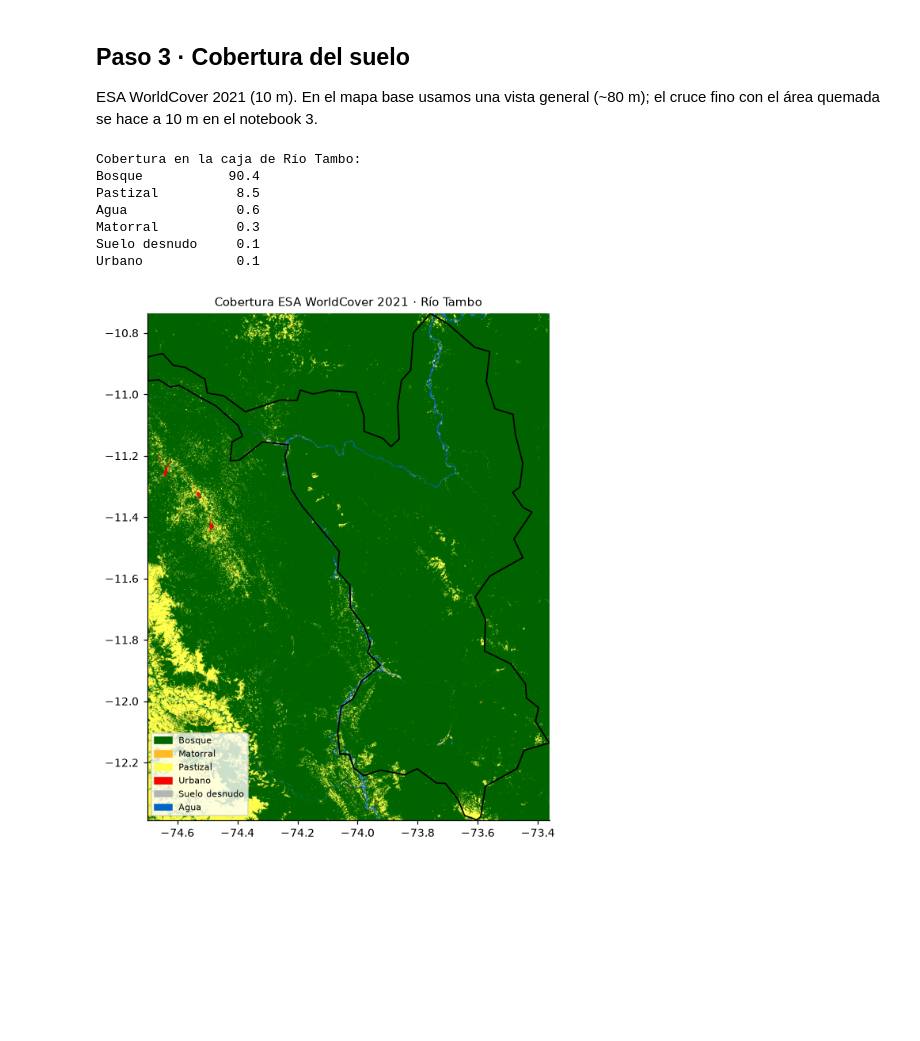
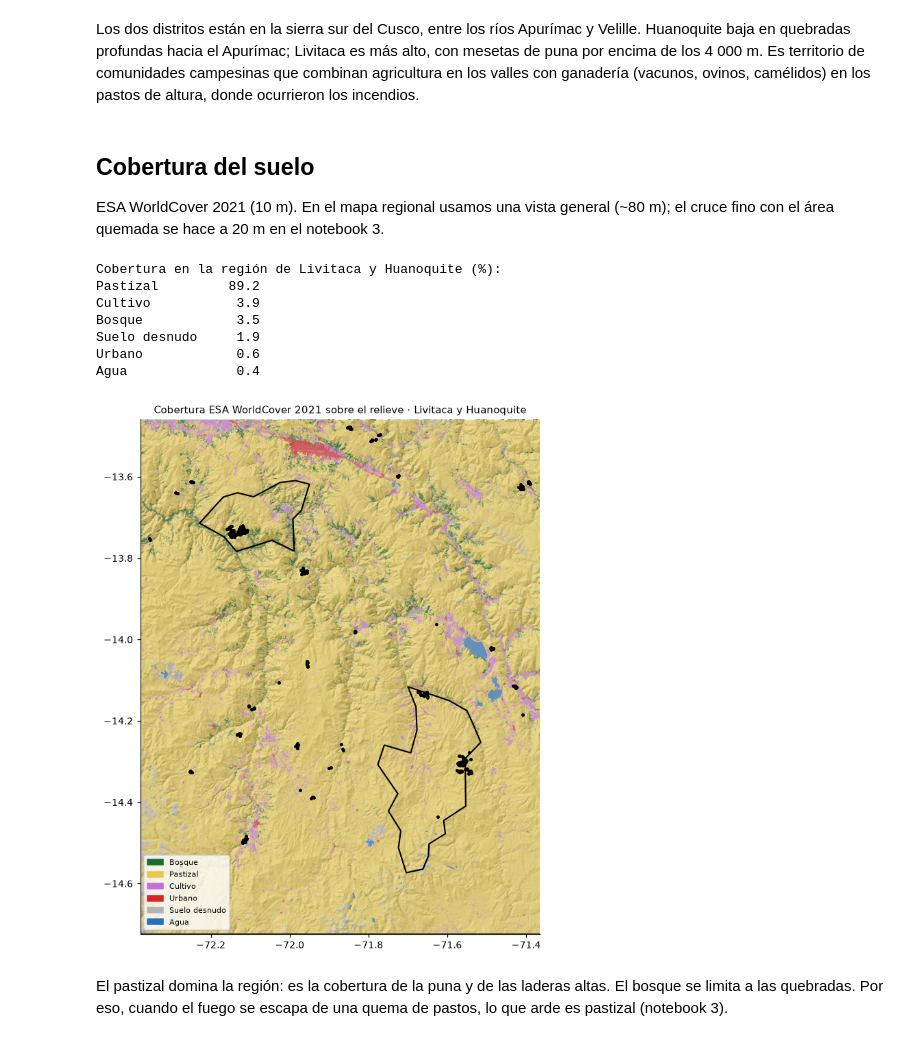
Before and after one commit to grey-d18/grey_diplomado, a Jupyter notebook: tarea_raster/01_datos_mapa_base.ipynb, the cells around one changed output. Saved outputs shown, nothing was run; the diff lists cells and outputs as text; code cells hidden in the pictures; blank space fills up the shorter version.

```diff
--- a/tarea_raster/01_datos_mapa_base.ipynb
+++ b/tarea_raster/01_datos_mapa_base.ipynb
@@ -121,0 +131,21 @@ comunidades nativas asháninka a lo largo de los ríos Ene y Tambo.
+# %%
+focos = leer_focos()
+focos = focos[(focos.confidence != "low") & focos.longitude.between(caja[0], caja[2]) & focos.latitude.between(caja[1], caja[3])]
+print(f"focos (confianza nominal o alta) en la región: {len(focos):,}")
+
+fig, ax = plt.subplots(figsize=(8.5, 7.5))
+ax.imshow(relieve, extent=ext_dem)
+distritos.boundary.plot(ax=ax, color="white", linewidth=0.5, alpha=0.8)
+estudio.boundary.plot(ax=ax, color="black", linewidth=1.6)
+ax.scatter(focos.longitude, focos.latitude, s=7, c="#e8261c", edgecolors="white", linewidths=0.2,
+           label=f"focos VIIRS 14–21 oct ({len(focos):,})")
+for _, d in estudio.iterrows():
+    c = d.geometry.representative_point()
+    ax.annotate(f"{d.NOMBDIST.title()}\n({d.NOMBPROV.title()})", (c.x, c.y), fontsize=9, fontweight="bold",
+                ha="center", color="black", bbox=dict(boxstyle="round,pad=0.2", fc="white", alpha=0.7, lw=0))
+ax.set_xlim(caja[0], caja[2]); ax.set_ylim(caja[1], caja[3])
+sm = plt.cm.ScalarMappable(cmap="terrain", norm=plt.Normalize(1500, 5200))
+plt.colorbar(sm, ax=ax, shrink=0.6, label="altitud (m s. n. m.)")
+ax.legend(loc="lower left", fontsize=8)
+ax.set_title("Mapa base · Livitaca y Huanoquite (Cusco): relieve sombreado, distritos y focos", fontsize=10)
+plt.tight_layout(); fig.savefig(FIG / "01_mapa_base_cusco.png", dpi=150); plt.show()
@@ -122,8 +155,13 @@ comunidades nativas asháninka a lo largo de los ríos Ene y Tambo.
+# %% [markdown]
+Los dos distritos están en la sierra sur del Cusco, entre los ríos Apurímac y Velille. Huanoquite
+baja en quebradas profundas hacia el Apurímac; Livitaca es más alto, con mesetas de puna por encima
+de los 4 000 m. Es territorio de comunidades campesinas que combinan agricultura en los valles con
+ganadería (vacunos, ovinos, camélidos) en los pastos de altura, donde ocurrieron los incendios.
 # %% [markdown]
-## Paso 3 · Cobertura del suelo
+## Cobertura del suelo
 
-ESA WorldCover 2021 (10 m). En el mapa base usamos una vista general (~80 m); el cruce fino
-con el área quemada se hace a 10 m en el notebook 3.
+ESA WorldCover 2021 (10 m). En el mapa regional usamos una vista general (~80 m); el cruce fino
+con el área quemada se hace a 20 m en el notebook 3.
 # %%
 CLASES_WC = {10: "Bosque", 20: "Matorral", 30: "Pastizal", 40: "Cultivo", 50: "Urbano",
              60: "Suelo desnudo", 70: "Nieve", 80: "Agua", 90: "Humedal", 95: "Manglar", 100: "Musgo"}
@@ -131,31 +169,38 @@ CLASES_WC = {10: "Bosque", 20: "Matorral", 30: "Pastizal", 40: "Cultivo", 50: "U
 wc = mosaico("esa-worldcover", "map", nivel=2)
 dist_wc = (pd.Series(wc.values.ravel()).value_counts(normalize=True)
            .rename(index=CLASES_WC).drop(index=0, errors="ignore"))
-print("Cobertura en la caja de Río Tambo:")
+print("Cobertura en la región de Livitaca y Huanoquite (%):")
 print((dist_wc * 100).round(1).head(6).to_string())
 # %% [output]
-Cobertura en la caja de Río Tambo:
-Bosque           90.4
-Pastizal          8.5
-Agua              0.6
-Matorral          0.3
-Suelo desnudo     0.1
-Urbano            0.1
+Cobertura en la región de Livitaca y Huanoquite (%):
+Pastizal         89.2
+Cultivo           3.9
+Bosque            3.5
+Suelo desnudo     1.9
+Urbano            0.6
+Agua              0.4
 # %%
 from matplotlib.colors import ListedColormap, BoundaryNorm
-colores = ["#006400", "#ffbb22", "#ffff4c", "#f096ff", "#fa0000", "#b4b4b4",
-           "#f0f0f0", "#0064c8", "#0096a0", "#00cf75", "#fae6a0"]
+from matplotlib.patches import Patch
+colores = ["#1b6e2d", "#c98a2b", "#e6c84f", "#c46fd6", "#d62728", "#b4b4b4",
+           "#f0f0f0", "#2a6fb5", "#0096a0", "#00cf75", "#fae6a0"]
 codigos = list(CLASES_WC)
 cmap = ListedColormap(colores); norm = BoundaryNorm(codigos + [101], cmap.N)
 
-fig, ax = plt.subplots(figsize=(6.5, 6.5))
-ax.imshow(wc.where(wc > 0).values, cmap=cmap, norm=norm,
+fig, ax = plt.subplots(figsize=(8.5, 7.5))
+ax.imshow(luz.hillshade(z, vert_exag=1.5, dx=dx, dy=dy), cmap="gray", extent=ext_dem)   # relieve debajo
+ax.imshow(wc.where(wc > 0).values, cmap=cmap, norm=norm, alpha=0.65,
           extent=[float(wc.x.min()), float(wc.x.max()), float(wc.y.min()), float(wc.y.max())])
-rio_tambo.boundary.plot(ax=ax, color="black", linewidth=1.2)
-from matplotlib.patches import Patch
+estudio.boundary.plot(ax=ax, color="black", linewidth=1.4)
+ax.scatter(focos.longitude, focos.latitude, s=5, c="black", label="focos VIIRS")
 ax.legend(handles=[Patch(color=c, label=CLASES_WC[k]) for k, c in zip(codigos, colores)
-                   if CLASES_WC[k] in dist_wc.index[:6]], loc="lower left", fontsize=7, frameon=True)
-ax.set_title("Cobertura ESA WorldCover 2021 · Río Tambo", fontsize=10)
-plt.tight_layout(); fig.savefig(FIG / "01_cobertura_rio_tambo.png", dpi=150); plt.show()
+                   if CLASES_WC[k] in dist_wc.index[:6]], loc="lower left", fontsize=7.5, frameon=True)
+ax.set_xlim(caja[0], caja[2]); ax.set_ylim(caja[1], caja[3])
+ax.set_title("Cobertura ESA WorldCover 2021 sobre el relieve · Livitaca y Huanoquite", fontsize=10)
+plt.tight_layout(); fig.savefig(FIG / "01_cobertura_cusco.png", dpi=150); plt.show()
 # %% [output]
-[figure, old version]
+[figure, new version]
+# %% [markdown]
+El pastizal domina la región: es la cobertura de la puna y de las laderas altas. El bosque se limita a
+las quebradas. Por eso, cuando el fuego se escapa de una quema de pastos, lo que arde es pastizal
+(notebook 3).
```
Also changed, not shown: parts of 16 cells of this notebook, 39 other files.
